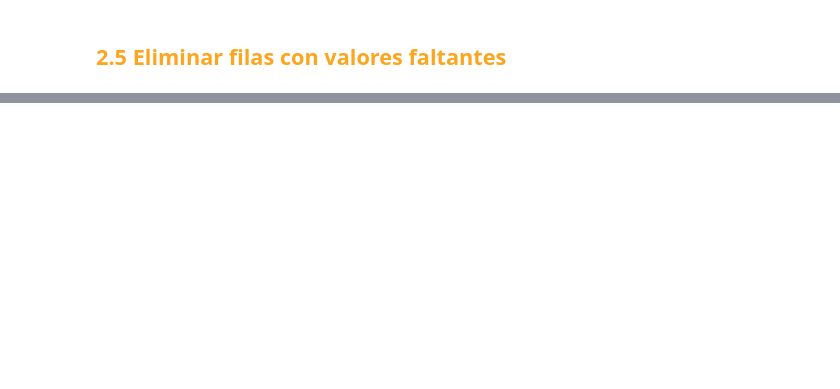
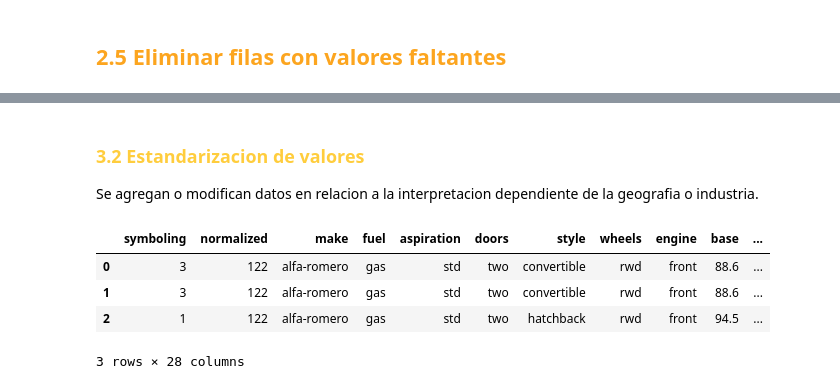
Before and after one commit to scedenod/03C2022_DA, a Jupyter notebook: EDA_AUTOS_3C2022.ipynb, the cells around one changed output, grey strips where cells are left out. Cells and saved outputs as stored; diff of their text form; code cells hidden in the pictures; blank space fills up the shorter version.

```diff
--- a/EDA_AUTOS_3C2022.ipynb
+++ b/EDA_AUTOS_3C2022.ipynb
@@ -343,0 +336,2 @@ dfAutos.head(25)
+# %%
+dfAutos["bore"].replace(np.nan, 3.32, inplace=True)
@@ -343,0 +343,2 @@ dfAutos.head(25)
+# %%
+dfAutos["horsepower"].replace(np.nan, 102, inplace=True)
@@ -343,0 +350,2 @@ dfAutos.head(25)
+# %%
+dfAutos["peak"].replace(np.nan, 5093, inplace=True)
@@ -390,0 +467,3 @@ Name: price, dtype: int64
+# %%
+dfAutos[["normalized"]]=dfAutos[["normalized"]].astype("int")
+dfAutos[["bore","stroke","price","horsepower","peak"]]=dfAutos[["bore","stroke","price","horsepower","peak"]].astype("float")
@@ -390,0 +490,12 @@ Name: price, dtype: int64
+# %% [markdown]
+<h3 style="color: #ffcd3d">3.2 Estandarizacion de valores</h3>
+
+<p> Se agregan o modifican datos en relacion a la interpretacion dependiente de la geografia o industria.</p>
+# %%
+dfAutos.head(3)
+# %% [output]
+|  | symboling | normalized | make | fuel | aspiration | doors | style | wheels | engine | base | ... |
+| 0 | 3 | 122 | alfa-romero | gas | std | two | convertible | rwd | front | 88.6 | ... |
+| 1 | 3 | 122 | alfa-romero | gas | std | two | convertible | rwd | front | 88.6 | ... |
+| 2 | 1 | 122 | alfa-romero | gas | std | two | hatchback | rwd | front | 94.5 | ... |
+3 rows × 28 columns
```
Also changed, not shown: parts of 31 cells of this notebook.
